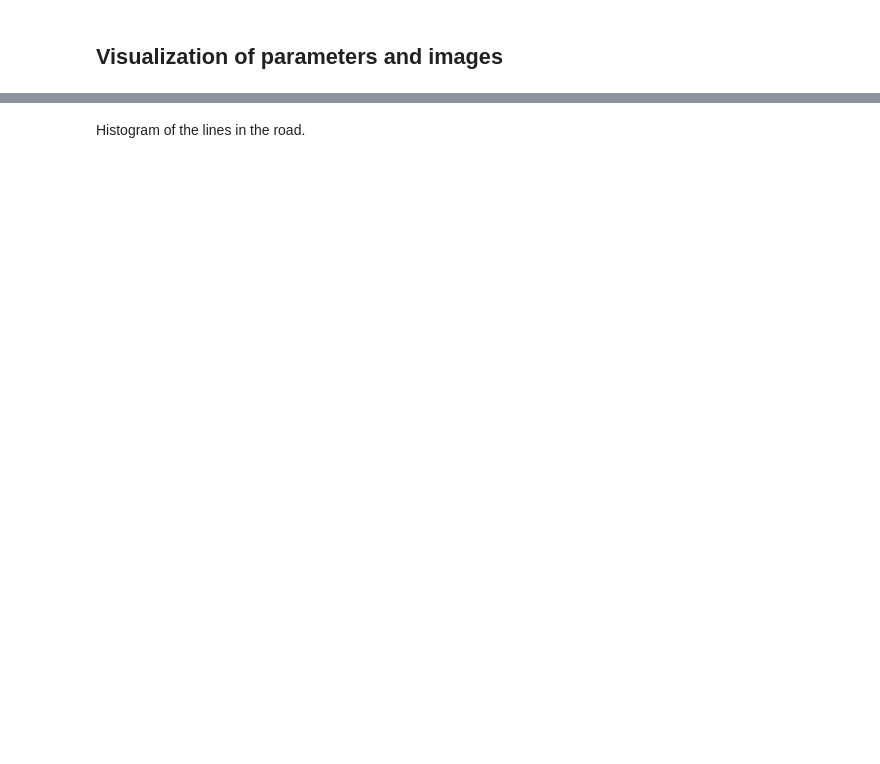
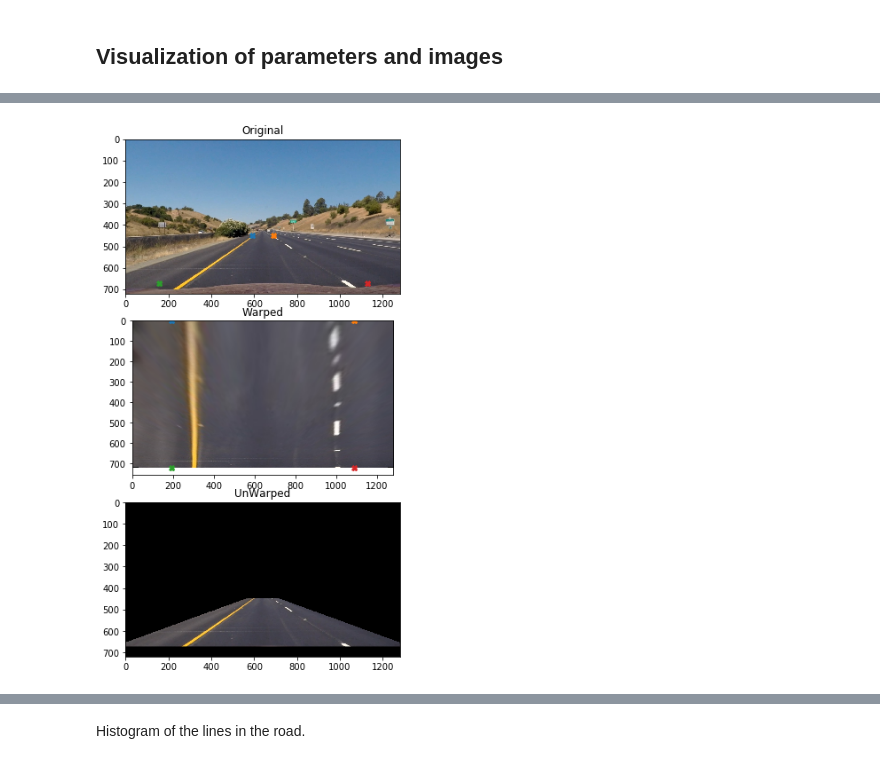
Before and after one commit to jkocsis3/Advanced-Lane-Finding, a Jupyter notebook: AdvancedLaneDetection.ipynb, the cells around one changed output, grey strips where cells are left out. Saved outputs shown, nothing was run; the diff lists cells and outputs as text; code cells hidden in the pictures; blank space fills up the shorter version.

```diff
--- a/AdvancedLaneDetection.ipynb
+++ b/AdvancedLaneDetection.ipynb
@@ -598,29 +632,35 @@ ax2.set_title("Undistorted Image", fontsize=24)
 # %%
 
 img_size = (undistortedImageTest.shape[1], undistortedImageTest.shape[0])
 m, Minv = GetWarpImageData(img_size)
-
+botWidth = .76
+midWidth = .08
+heightPct = .62
+bottomTrim = .935
+offset = img_size[0]*.15
 f, (ax1, ax2, ax3) = plt.subplots(3, 1, figsize=(24,9))
 f.tight_layout()
 
 ax1.imshow(undistortedImageTest)
-ax1.set_title("Original", fontsize=24)
-ax1.plot(588, 446,'X')
-ax1.plot(691, 446,'X')
-ax1.plot(153, 673,'X')
-ax1.plot(1126, 673,'X')
+ax1.set_title("Original", fontsize=12)
+ax1.plot(img_size[0]*(.5-midWidth/2), img_size[1]*heightPct,'X')
+ax1.plot(img_size[0]*(.5+midWidth/2), img_size[1]*heightPct,'X')
+ax1.plot(img_size[0]*(.5-botWidth/2), img_size[1]*bottomTrim,'X')
+ax1.plot(img_size[0]*(.5+botWidth/2), img_size[1]*bottomTrim,'X')
 
 
 warpedTest = cv2.warpPerspective(undistortedImageTest, m, img_size, flags=cv2.INTER_LINEAR)
 ax2.imshow(warpedTest)
-ax2.set_title("Warped", fontsize=24)
-ax2.plot(320, 0,'X')
-ax2.plot(960, 0,'X')
-ax2.plot(320, 720,'X')
-ax2.plot(960, 720,'X')
+ax2.set_title("Warped", fontsize=12)
+ax2.plot(offset, 0,'X')
+ax2.plot(img_size[0]-offset,0,'X')
+ax2.plot(offset, img_size[1],'X')
+ax2.plot(img_size[0]-offset, img_size[1],'X')
 
 unWarp = cv2.warpPerspective(warpedTest, Minv, img_size, flags=cv2.INTER_LINEAR)
 ax3.imshow(unWarp)
-ax3.set_title("UnWarped", fontsize=24)
+ax3.set_title("UnWarped", fontsize=12)
 
 plt.subplots_adjust(left=0., right=1, top=0.9, bottom=0.)
+# %% [output]
+[figure, added]
```
Also changed, not shown: parts of 18 cells of this notebook, 6 other files.
